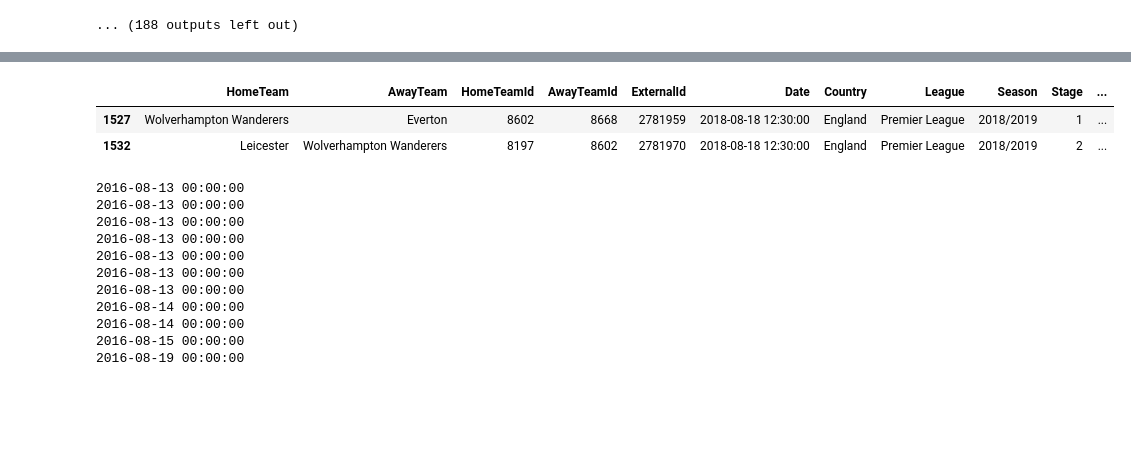
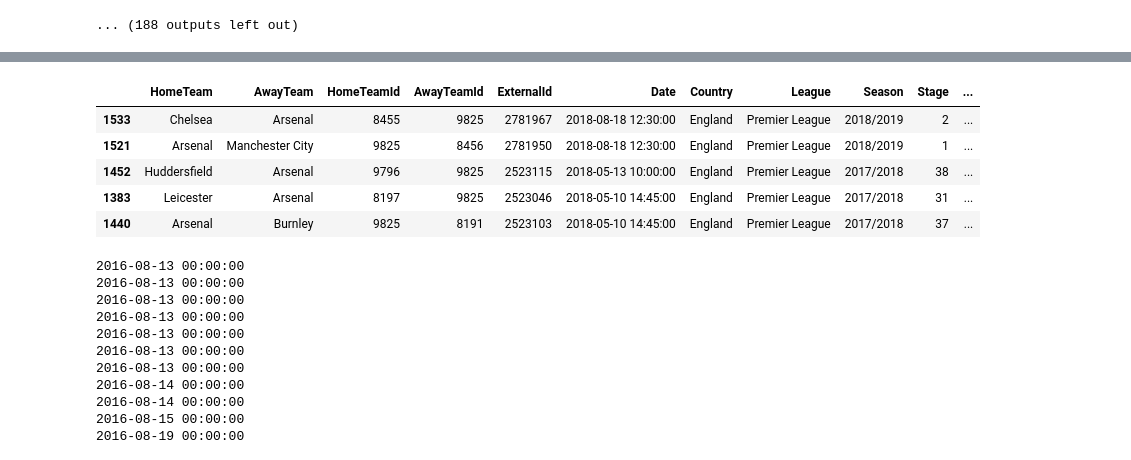
Before and after one commit to mararrdeveloper/football-data-collection, a Jupyter notebook: DataScience/FootballData.ipynb, the cells around one changed output, grey strips where cells are left out. Cells and saved outputs as stored; diff of their text form; code cells hidden in the pictures; blank space fills up the shorter version.

```diff
--- a/DataScience/FootballData.ipynb
+++ b/DataScience/FootballData.ipynb
@@ -289,22 +297,25 @@ minutes_sum.first()
 # %%
 def get_last_matches(date, team, x = 10):
     ''' Get the last x matches of a given team. '''
 
     #Filter team matches from matches
     team_matches = df_matches[(df_matches['HomeTeam'] == team) | (df_matches['AwayTeam'] == team)].drop_duplicates(['ExternalId'])
     team_matches['ExternalId'] = team_matches['ExternalId'].astype(int)
     #Filter x last matches from team matches
     last_matches = team_matches[team_matches.Date < date].sort_values(by = 'Date', ascending = False).iloc[0:x,:]
 
     #Return last matches
     return last_matches
 
-last_matches = get_last_matches("2018-08-27 15:00:00", "Wolverhampton Wanderers")
+last_matches = get_last_matches("2018-08-27 15:00:00", "Arsenal")
 last_matches.head()
 # %% [output]
 |  | HomeTeam | AwayTeam | HomeTeamId | AwayTeamId | ExternalId | Date | Country | League | Season | Stage | ... |
-| 1527 | Wolverhampton Wanderers | Everton | 8602 | 8668 | 2781959 | 2018-08-18 12:30:00 | England | Premier League | 2018/2019 | 1 | ... |
-| 1532 | Leicester | Wolverhampton Wanderers | 8197 | 8602 | 2781970 | 2018-08-18 12:30:00 | England | Premier League | 2018/2019 | 2 | ... |
+| 1533 | Chelsea | Arsenal | 8455 | 9825 | 2781967 | 2018-08-18 12:30:00 | England | Premier League | 2018/2019 | 2 | ... |
+| 1521 | Arsenal | Manchester City | 9825 | 8456 | 2781950 | 2018-08-18 12:30:00 | England | Premier League | 2018/2019 | 1 | ... |
+| 1452 | Huddersfield | Arsenal | 9796 | 9825 | 2523115 | 2018-05-13 10:00:00 | England | Premier League | 2017/2018 | 38 | ... |
+| 1383 | Leicester | Arsenal | 8197 | 9825 | 2523046 | 2018-05-10 14:45:00 | England | Premier League | 2017/2018 | 31 | ... |
+| 1440 | Arsenal | Burnley | 9825 | 8191 | 2523103 | 2018-05-10 14:45:00 | England | Premier League | 2017/2018 | 37 | ... |
 # %%
 def get_full_name(name):
     name_dict = {
```
Also changed, not shown: parts of 6 cells of this notebook, 2 other files.
